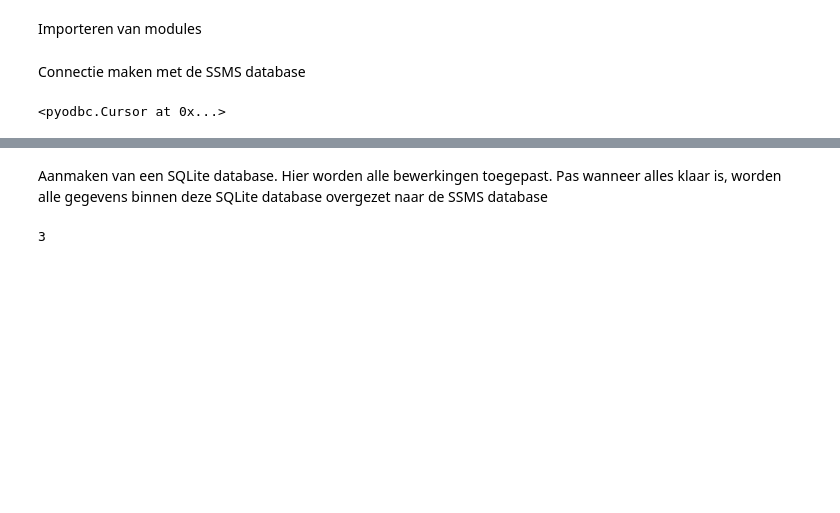
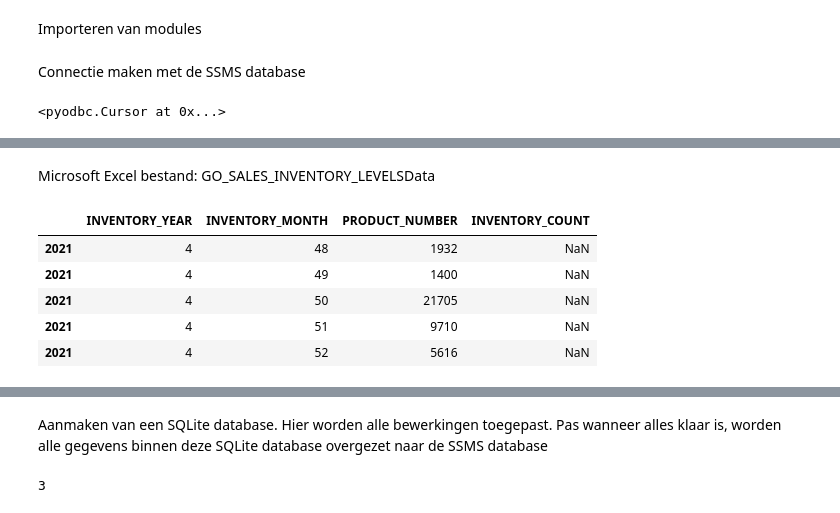
Before and after one commit to NoahGram/Johari_Venster, a Jupyter notebook: week_5/src/notebook.ipynb, the cells around one changed output, grey strips where cells are left out. Drawn from its saved outputs; the diff is of its cells as text; code cells hidden in the pictures; blank space fills up the shorter version.

```diff
--- a/week_5/src/notebook.ipynb
+++ b/week_5/src/notebook.ipynb
@@ -19,0 +110,12 @@ ssms_cursor
+# %% [markdown]
+Microsoft Excel bestand: GO_SALES_INVENTORY_LEVELSData
+# %%
+GO_SALES_INVENTORY_LEVELSData = pd.read_csv('C:/Users/Jimmy/Downloads/Great_Outdoors_Data_MSAccess/GO_SALES_INVENTORY_LEVELSData.csv')
+GO_SALES_INVENTORY_LEVELSData.head()
+# %% [output]
+|  | INVENTORY_YEAR | INVENTORY_MONTH | PRODUCT_NUMBER | INVENTORY_COUNT |
+| 2021 | 4 | 48 | 1932 | NaN |
+| 2021 | 4 | 49 | 1400 | NaN |
+| 2021 | 4 | 50 | 21705 | NaN |
+| 2021 | 4 | 51 | 9710 | NaN |
+| 2021 | 4 | 52 | 5616 | NaN |
```
Also changed, not shown: parts of 9 cells of this notebook, 5 other files.
